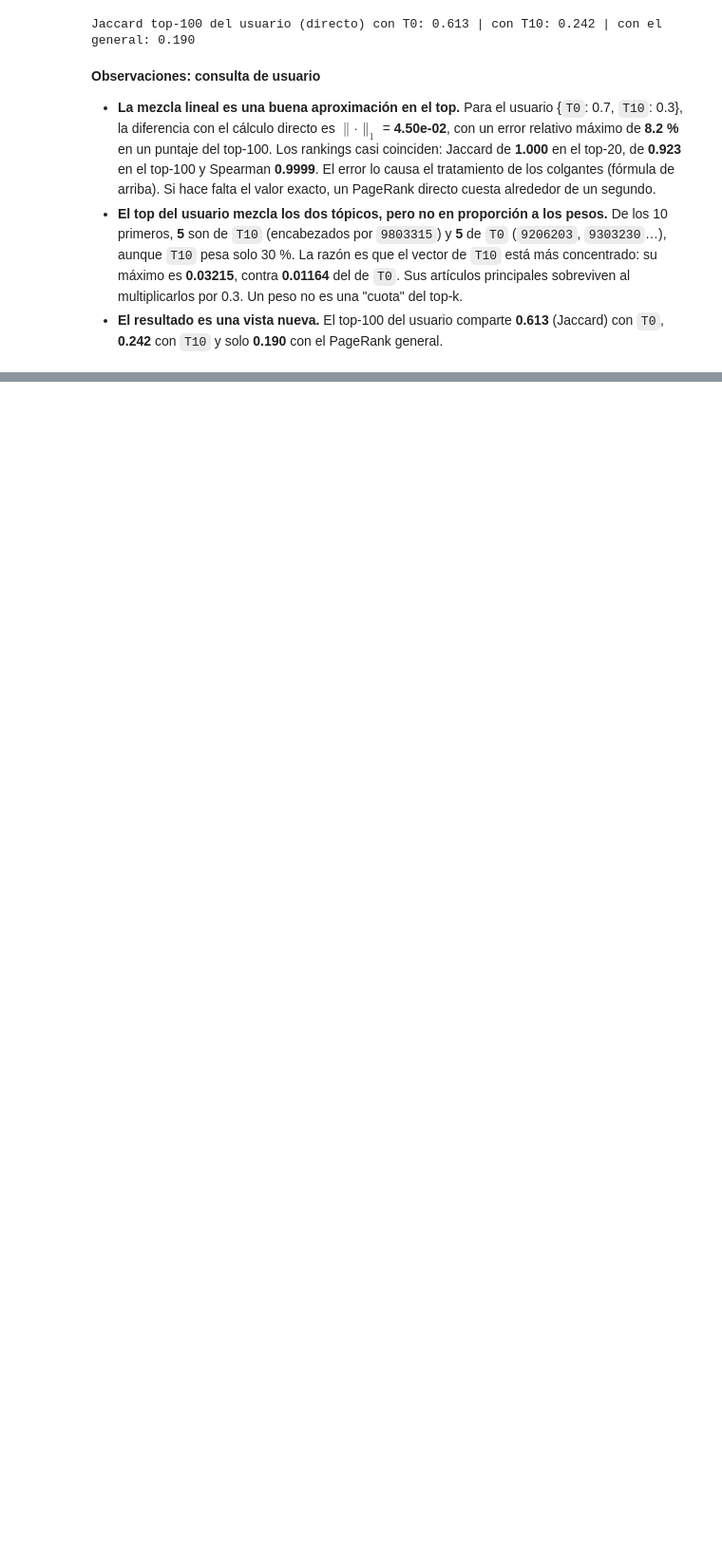
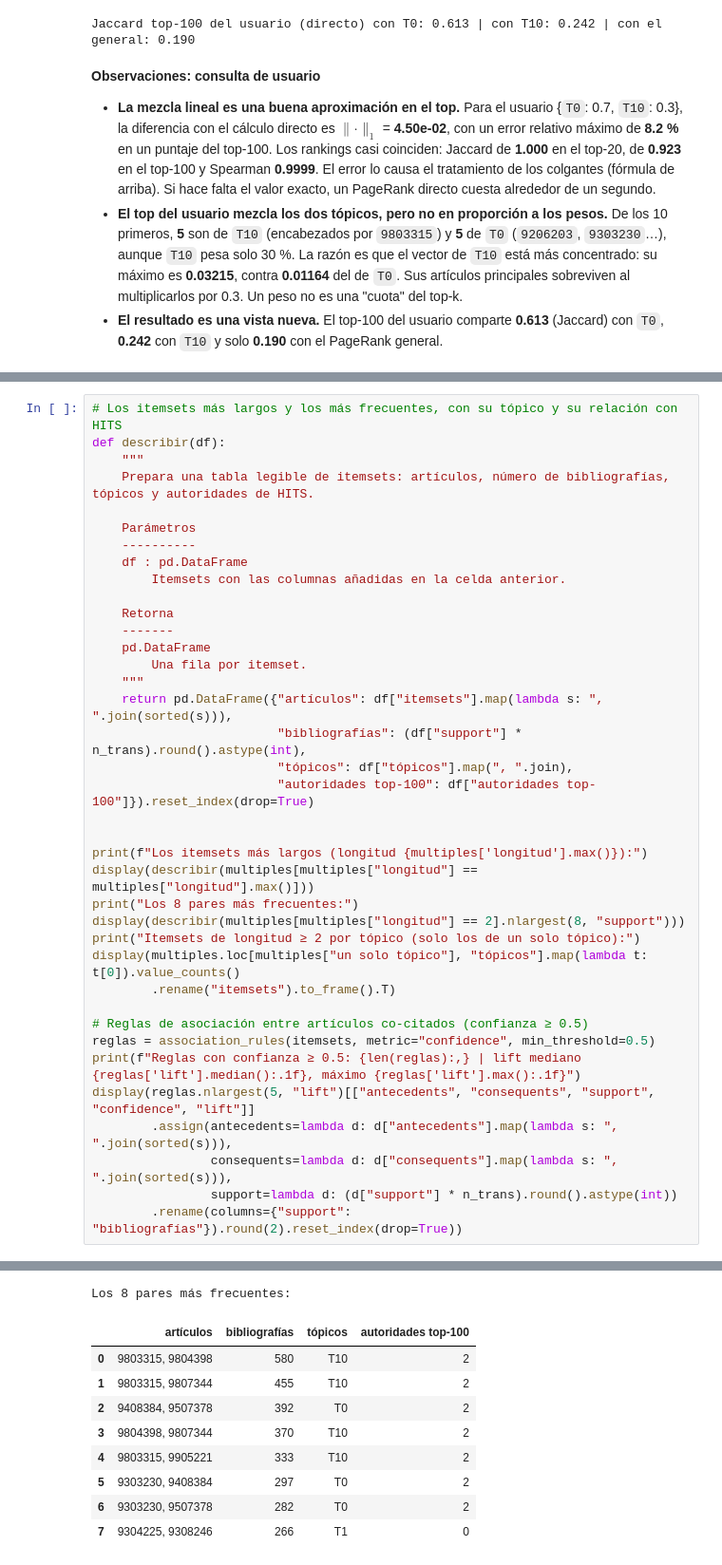
Before and after one commit to makore-0612/T3_DMII, a Jupyter notebook: cit-HepPh/notebooks/03_topic_sensitive.ipynb, the cells around one changed output, grey strips where cells are left out. Shown at 95% size. Drawn from its saved outputs; the diff is of its cells as text; blank space fills up the shorter version.

```diff
--- a/cit-HepPh/notebooks/03_topic_sensitive.ipynb
+++ b/cit-HepPh/notebooks/03_topic_sensitive.ipynb
@@ -761,0 +910,39 @@ Jaccard top-100 del usuario (directo) con T0: 0.613 | con T10: 0.242 | con el ge
+# %%
+# Los itemsets más largos y los más frecuentes, con su tópico y su relación con HITS
+def describir(df):
+    """
+    Prepara una tabla legible de itemsets: artículos, número de bibliografías, tópicos y autoridades de HITS.
+
+    Parámetros
+    ----------
+    df : pd.DataFrame
+        Itemsets con las columnas añadidas en la celda anterior.
+
+    Retorna
+    -------
+    pd.DataFrame
+        Una fila por itemset.
+    """
+    return pd.DataFrame({"artículos": df["itemsets"].map(lambda s: ", ".join(sorted(s))),
+                         "bibliografías": (df["support"] * n_trans).round().astype(int),
+                         "tópicos": df["tópicos"].map(", ".join),
+                         "autoridades top-100": df["autoridades top-100"]}).reset_index(drop=True)
+
+
+print(f"Los itemsets más largos (longitud {multiples['longitud'].max()}):")
+display(describir(multiples[multiples["longitud"] == multiples["longitud"].max()]))
+print("Los 8 pares más frecuentes:")
+display(describir(multiples[multiples["longitud"] == 2].nlargest(8, "support")))
+print("Itemsets de longitud ≥ 2 por tópico (solo los de un solo tópico):")
+display(multiples.loc[multiples["un solo tópico"], "tópicos"].map(lambda t: t[0]).value_counts()
+        .rename("itemsets").to_frame().T)
+
+# Reglas de asociación entre artículos co-citados (confianza ≥ 0.5)
+reglas = association_rules(itemsets, metric="confidence", min_threshold=0.5)
+print(f"Reglas con confianza ≥ 0.5: {len(reglas):,} | lift mediano {reglas['lift'].median():.1f}, máximo {reglas['lift'].max():.1f}")
+display(reglas.nlargest(5, "lift")[["antecedents", "consequents", "support", "confidence", "lift"]]
+        .assign(antecedents=lambda d: d["antecedents"].map(lambda s: ", ".join(sorted(s))),
+                consequents=lambda d: d["consequents"].map(lambda s: ", ".join(sorted(s))),
+                support=lambda d: (d["support"] * n_trans).round().astype(int))
+        .rename(columns={"support": "bibliografías"}).round(2).reset_index(drop=True))
+# %% [output]
@@ -761,0 +952,10 @@ Jaccard top-100 del usuario (directo) con T0: 0.613 | con T10: 0.242 | con el ge
+Los 8 pares más frecuentes:
+|  | artículos | bibliografías | tópicos | autoridades top-100 |
+| 0 | 9803315, 9804398 | 580 | T10 | 2 |
+| 1 | 9803315, 9807344 | 455 | T10 | 2 |
+| 2 | 9408384, 9507378 | 392 | T0 | 2 |
+| 3 | 9804398, 9807344 | 370 | T10 | 2 |
+| 4 | 9803315, 9905221 | 333 | T10 | 2 |
+| 5 | 9303230, 9408384 | 297 | T0 | 2 |
+| 6 | 9303230, 9507378 | 282 | T0 | 2 |
+| 7 | 9304225, 9308246 | 266 | T1 | 0 |
```
Also changed, not shown: parts of 18 cells of this notebook, 2 other files.
